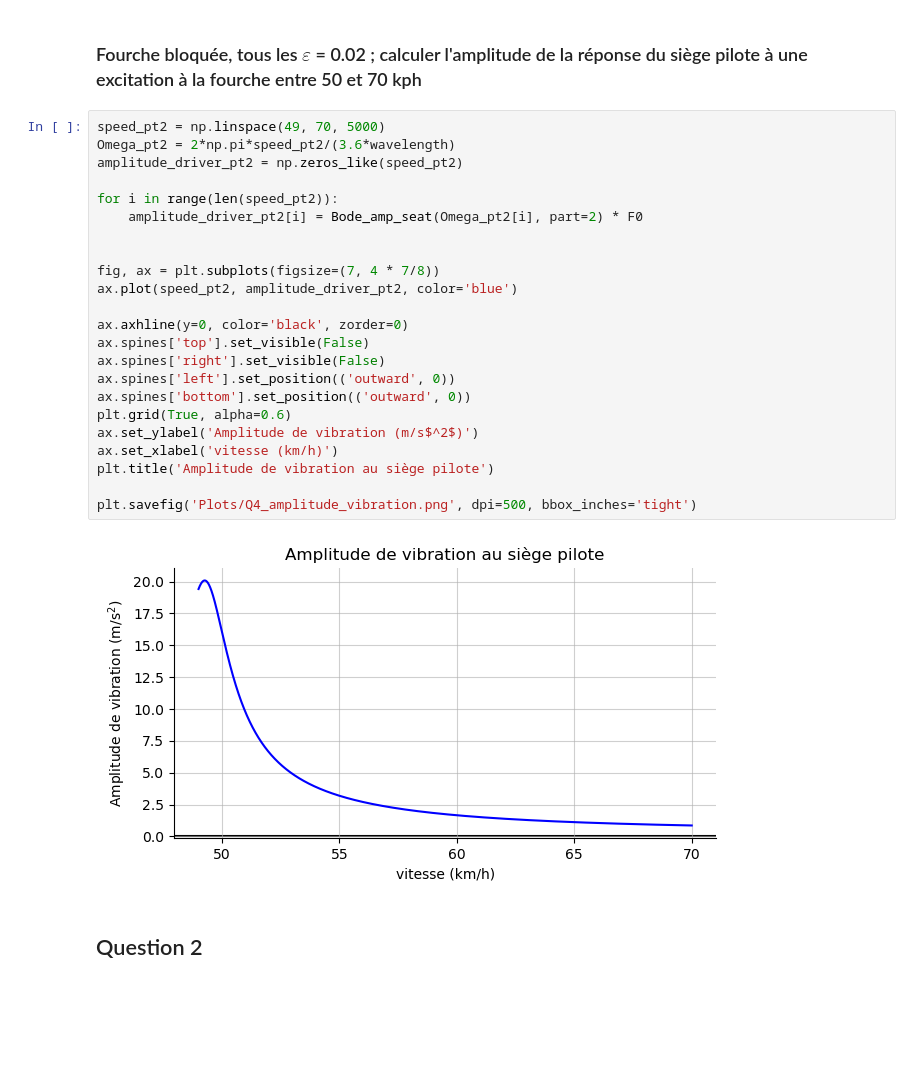
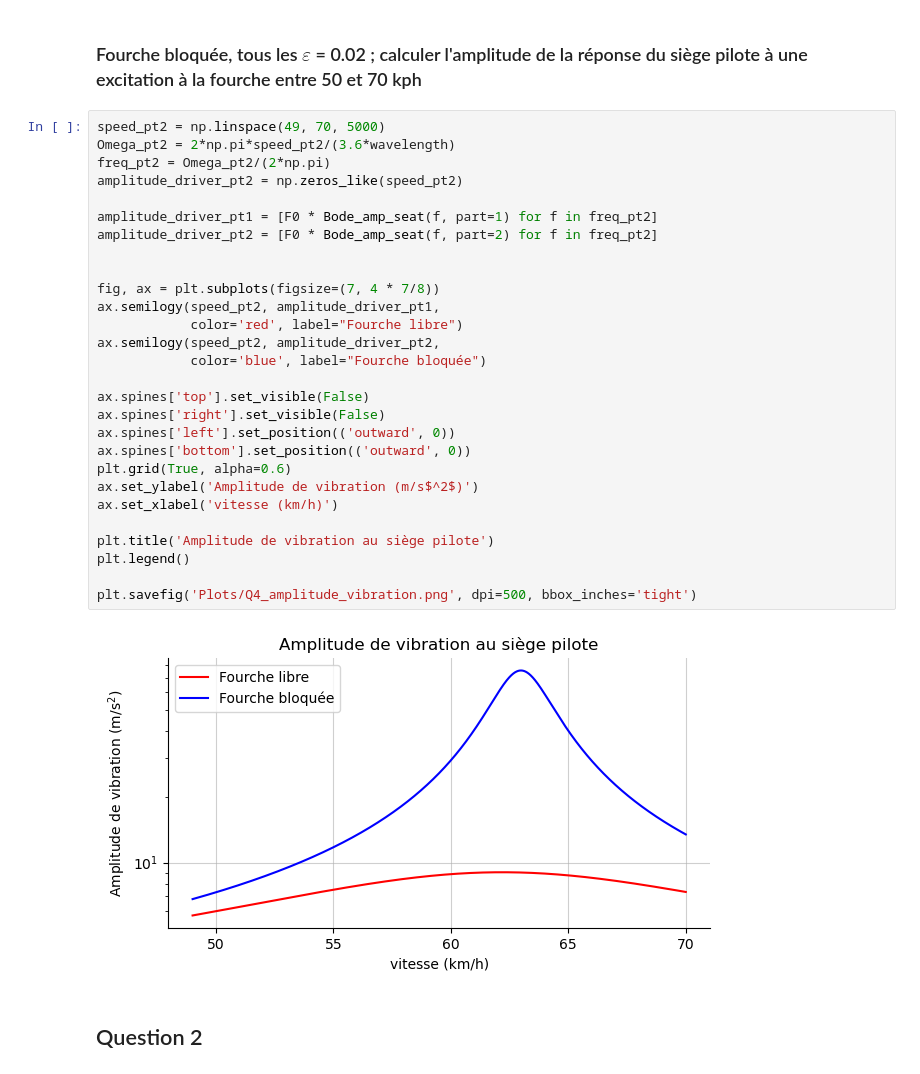
Before and after one commit to tomBeauve/DSM-Projects-code, a Jupyter notebook: Projet 3/project3.ipynb, the cells around one changed output. Drawn from its saved outputs; the diff is of its cells as text; blank space fills up the shorter version.

```diff
--- a/Projet 3/project3.ipynb
+++ b/Projet 3/project3.ipynb
@@ -254,28 +281,33 @@ plt.savefig('Plots/Q3_reponse_temporelle.png', dpi=500, bbox_inches='tight')
 # %%
 speed_pt2 = np.linspace(49, 70, 5000)
 Omega_pt2 = 2*np.pi*speed_pt2/(3.6*wavelength)
+freq_pt2 = Omega_pt2/(2*np.pi)
 amplitude_driver_pt2 = np.zeros_like(speed_pt2)
 
-for i in range(len(speed_pt2)):
-    amplitude_driver_pt2[i] = Bode_amp_seat(Omega_pt2[i], part=2) * F0
+amplitude_driver_pt1 = [F0 * Bode_amp_seat(f, part=1) for f in freq_pt2]
+amplitude_driver_pt2 = [F0 * Bode_amp_seat(f, part=2) for f in freq_pt2]
 
 
 fig, ax = plt.subplots(figsize=(7, 4 * 7/8))
-ax.plot(speed_pt2, amplitude_driver_pt2, color='blue')
+ax.semilogy(speed_pt2, amplitude_driver_pt1,
+            color='red', label="Fourche libre")
+ax.semilogy(speed_pt2, amplitude_driver_pt2,
+            color='blue', label="Fourche bloquée")
 
-ax.axhline(y=0, color='black', zorder=0)
 ax.spines['top'].set_visible(False)
 ax.spines['right'].set_visible(False)
 ax.spines['left'].set_position(('outward', 0))
 ax.spines['bottom'].set_position(('outward', 0))
 plt.grid(True, alpha=0.6)
 ax.set_ylabel('Amplitude de vibration (m/s$^2$)')
 ax.set_xlabel('vitesse (km/h)')
+
 plt.title('Amplitude de vibration au siège pilote')
+plt.legend()
 
 plt.savefig('Plots/Q4_amplitude_vibration.png', dpi=500, bbox_inches='tight')
 # %% [output]
-[figure, old version]
+[figure, new version]
 # %% [markdown]
 ## Question 2
 # %% [markdown]
```
Also changed, not shown: parts of 8 cells of this notebook, 6 other files.
